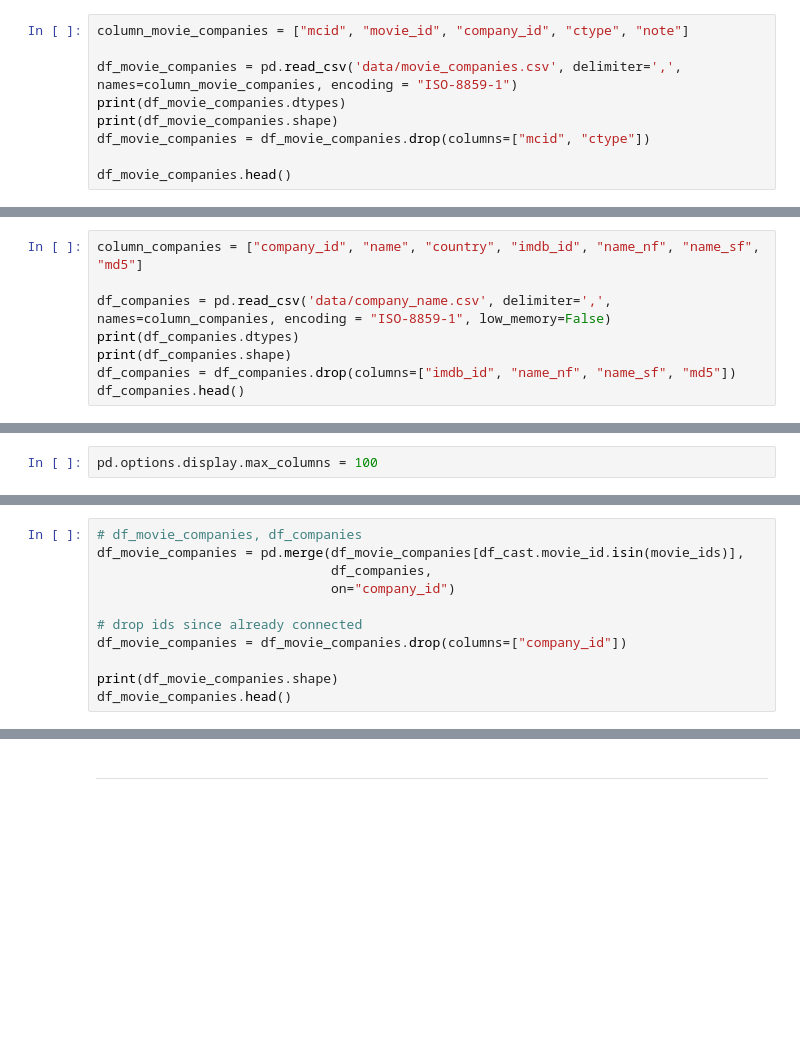
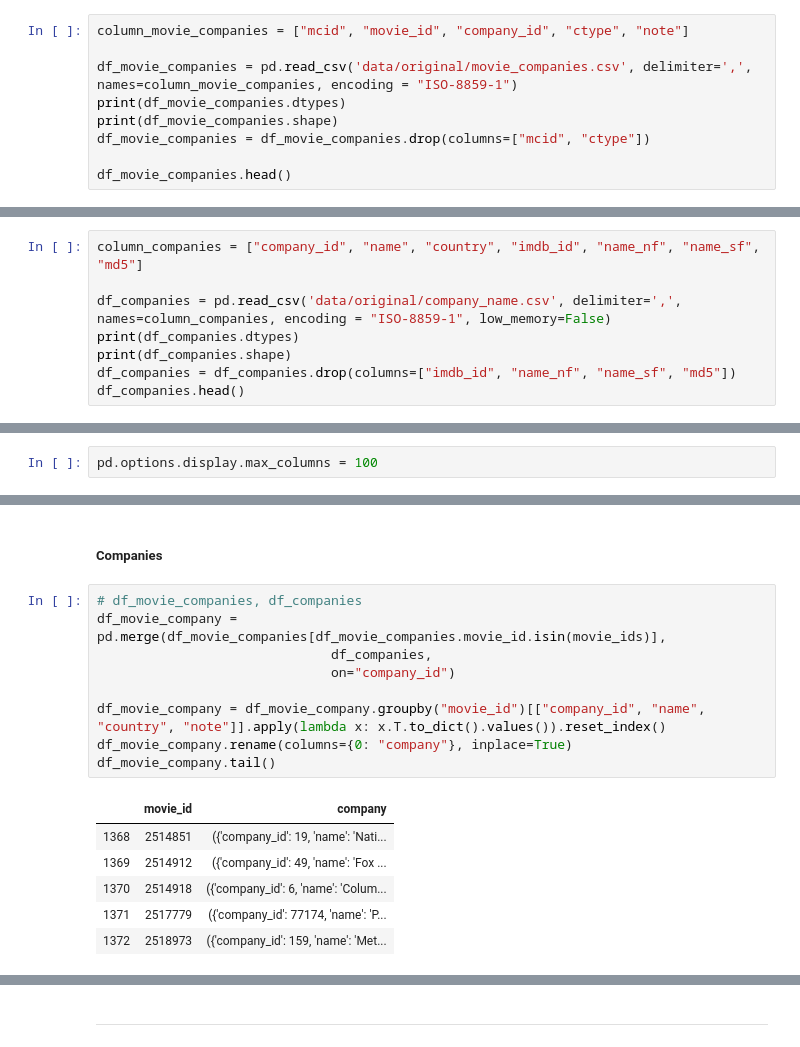
Before and after one commit to Movinder/movielens-imdb-exploration, a Jupyter notebook: data_analysis.ipynb, the cells around one changed output, grey strips where cells are left out. Saved outputs shown, nothing was run; the diff lists cells and outputs as text; blank space fills up the shorter version.

```diff
--- a/data_analysis.ipynb
+++ b/data_analysis.ipynb
@@ -352,7 +347,7 @@ dtype: object
 # %%
 column_movie_companies = ["mcid", "movie_id", "company_id", "ctype", "note"]
 
-df_movie_companies = pd.read_csv('data/movie_companies.csv', delimiter=',', names=column_movie_companies, encoding = "ISO-8859-1")
+df_movie_companies = pd.read_csv('data/original/movie_companies.csv', delimiter=',', names=column_movie_companies, encoding = "ISO-8859-1")
 print(df_movie_companies.dtypes)
 print(df_movie_companies.shape)
 df_movie_companies = df_movie_companies.drop(columns=["mcid", "ctype"])
@@ -375,7 +370,7 @@ dtype: object
 # %%
 column_companies = ["company_id", "name", "country", "imdb_id", "name_nf", "name_sf", "md5"]
 
-df_companies = pd.read_csv('data/company_name.csv', delimiter=',', names=column_companies, encoding = "ISO-8859-1", low_memory=False)
+df_companies = pd.read_csv('data/original/company_name.csv', delimiter=',', names=column_companies, encoding = "ISO-8859-1", low_memory=False)
 print(df_companies.dtypes)
 print(df_companies.shape)
 df_companies = df_companies.drop(columns=["imdb_id", "name_nf", "name_sf", "md5"])
@@ -641,11 +437,0 @@ df_cast_people.head()
-# %%
-# df_movie_companies, df_companies
-df_movie_companies = pd.merge(df_movie_companies[df_cast.movie_id.isin(movie_ids)],
-                              df_companies,
-                              on="company_id")
-
-# drop ids since already connected
-df_movie_companies = df_movie_companies.drop(columns=["company_id"])
-
-print(df_movie_companies.shape)
-df_movie_companies.head()
@@ -667,0 +502,18 @@ df_users.to_csv("data/users.csv", sep=',')
+# %% [markdown]
+##### Companies
+# %%
+# df_movie_companies, df_companies
+df_movie_company = pd.merge(df_movie_companies[df_movie_companies.movie_id.isin(movie_ids)],
+                              df_companies,
+                              on="company_id")
+
+df_movie_company = df_movie_company.groupby("movie_id")[["company_id", "name", "country", "note"]].apply(lambda x: x.T.to_dict().values()).reset_index()
+df_movie_company.rename(columns={0: "company"}, inplace=True)
+df_movie_company.tail()
+# %% [output]
+|  | movie_id | company |
+| 1368 | 2514851 | ({'company_id': 19, 'name': 'Nati... |
+| 1369 | 2514912 | ({'company_id': 49, 'name': 'Fox ... |
+| 1370 | 2514918 | ({'company_id': 6, 'name': 'Colum... |
+| 1371 | 2517779 | ({'company_id': 77174, 'name': 'P... |
+| 1372 | 2518973 | ({'company_id': 159, 'name': 'Met... |
```
Also changed, not shown: parts of 56 cells of this notebook.
